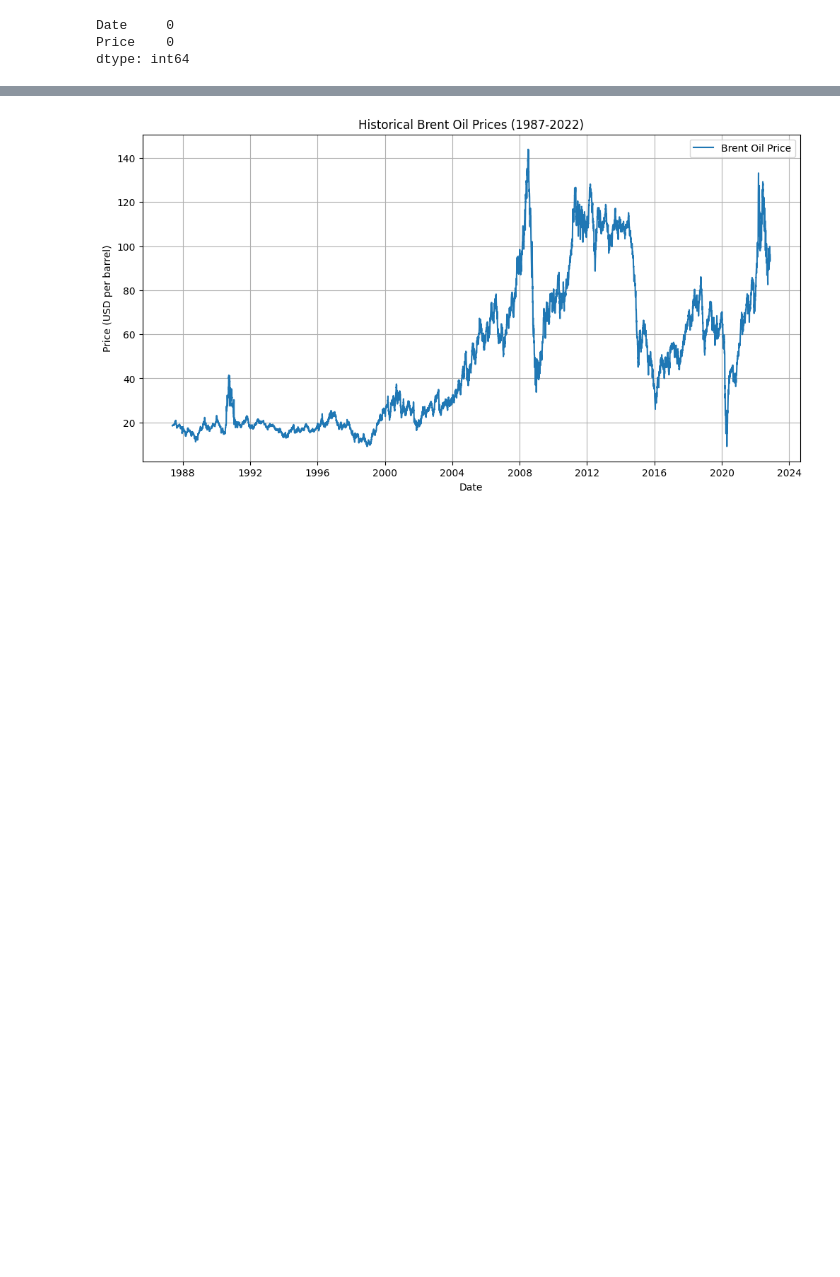
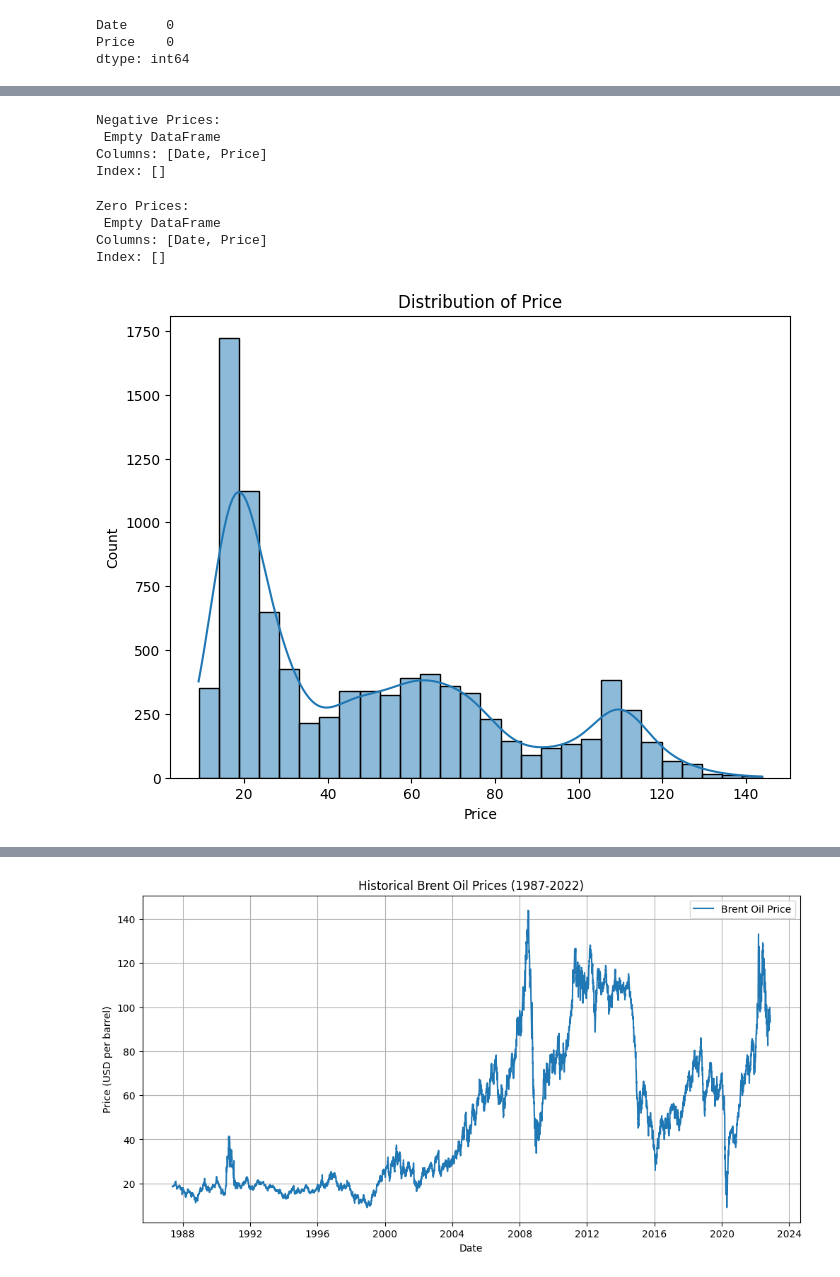
Before and after one commit to surak-alf/change_point_analysis, a Jupyter notebook: notbooks/data_exploration.ipynb, the cells around one changed output, grey strips where cells are left out. Saved outputs shown, nothing was run; the diff lists cells and outputs as text; code cells hidden in the pictures; blank space fills up the shorter version.

```diff
--- a/notbooks/data_exploration.ipynb
+++ b/notbooks/data_exploration.ipynb
@@ -33,0 +49,25 @@ dtype: int64
+# %%
+# Check for negative prices
+negative_prices = data[data['Price'] < 0]
+print("Negative Prices:\n", negative_prices)
+# %% [output]
+Negative Prices:
+ Empty DataFrame
+Columns: [Date, Price]
+Index: []
+# %%
+# Check for zero prices
+zero_prices = data[data['Price'] == 0]
+print("Zero Prices:\n", zero_prices)
+# %% [output]
+Zero Prices:
+ Empty DataFrame
+Columns: [Date, Price]
+Index: []
+# %%
+plt.figure(figsize=(8, 6))
+sns.histplot(data['Price'], kde=True)  # Histogram with KDE
+plt.title('Distribution of Price')
+plt.show()
+# %% [output]
+[figure, added]
```
Also changed, not shown: parts of 15 cells of this notebook.
